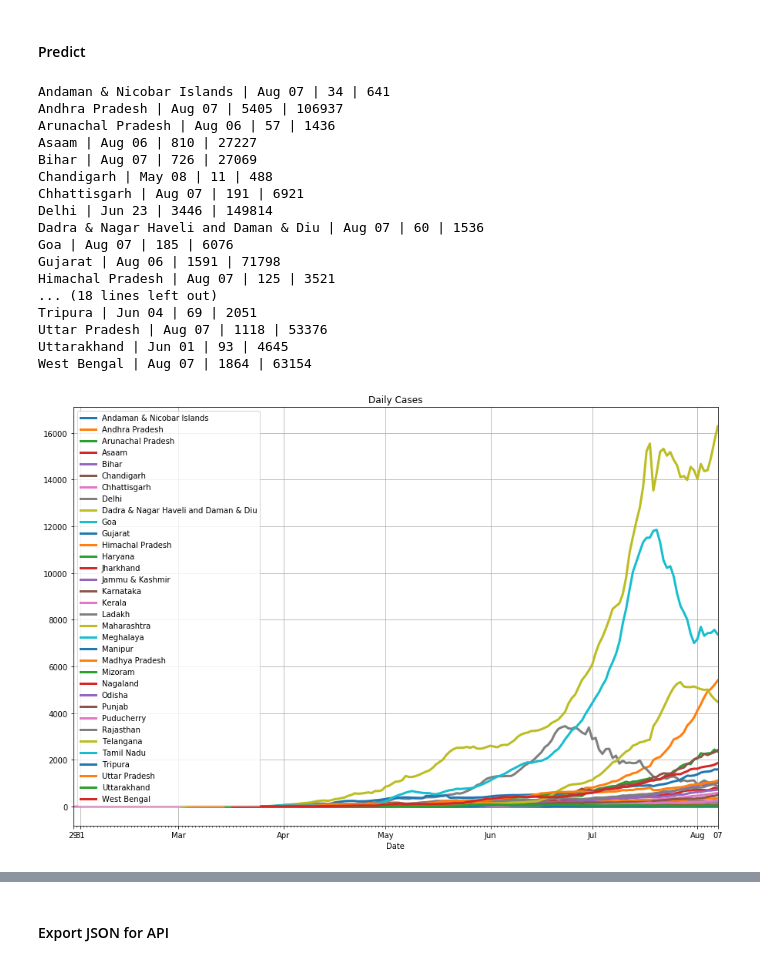
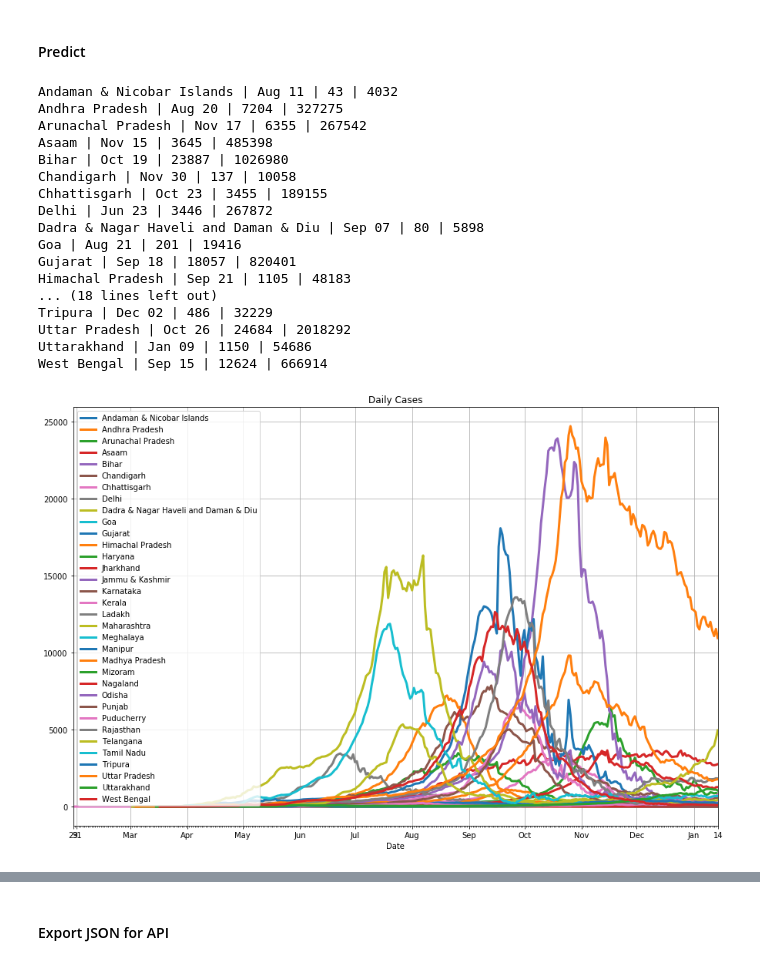
Before and after one commit to VICS-CORE/stats, a Jupyter notebook: 11_YudistirNet.ipynb, the cells around one changed output, grey strips where cells are left out. Cells and saved outputs as stored; diff of their text form; code cells hidden in the pictures.

Commit message:
200d prediction

```diff
--- a/11_YudistirNet.ipynb
+++ b/11_YudistirNet.ipynb
@@ -540,7 +540,7 @@ def expand(df):
     df = df.drop(columns=['date'])
     return df.reindex(idx, method='pad').reset_index().rename(columns={'index':'date'})
 # %%
-n_days = 40 # number of days for prediction
+n_days = 200 # number of days for prediction
 if not n_days%OP_SEQ_LEN == 0:
     raise
 
@@ -635,47 +635,47 @@ last_date = orig_df['Date'].iloc[-1].to_pydatetime()
 start_date = last_date - dt.timedelta(days=agg_days)
 cum_df['Date'] = pd.to_datetime([(start_date + dt.timedelta(days=i)).strftime("%Y-%m-%d") for i in range(len(cum_df))])
 ax = cum_df.plot(
     x='Date',
     y=['states_agg'],
     title='Aggregate daily cases',
     figsize=(15,10),
     grid=True,
     lw=3
 )
 mn_l = DayLocator()
 ax.xaxis.set_minor_locator(mn_l)
 mj_l = AutoDateLocator()
 mj_f = ConciseDateFormatter(mj_l, show_offset=False)
 ax.xaxis.set_major_formatter(mj_f)
 
 # plot peak in agg
 # peakx = 171
 # peak = cum_df.iloc[peakx]
 # peak_desc = peak['Date'].strftime("%d-%b") + "\n" + str(int(peak['states_agg']))
 # _ = ax.annotate(
 #     peak_desc,
 #     xy=(peak['Date'] + dt.timedelta(days=1), peak['states_agg']),
 #     xytext=(peak['Date'] + dt.timedelta(days=45), peak['states_agg'] * .9),
 #     arrowprops={},
 #     bbox={'facecolor':'white'}
 # )
 # _ = ax.axvline(x=peak['Date'], linewidth=1, color='r')
 # %% [output]
-Andaman & Nicobar Islands | Aug 07 | 34 | 641
-Andhra Pradesh | Aug 07 | 5405 | 106937
-Arunachal Pradesh | Aug 06 | 57 | 1436
-Asaam | Aug 06 | 810 | 27227
-Bihar | Aug 07 | 726 | 27069
-Chandigarh | May 08 | 11 | 488
-Chhattisgarh | Aug 07 | 191 | 6921
-Delhi | Jun 23 | 3446 | 149814
-Dadra & Nagar Haveli and Daman & Diu | Aug 07 | 60 | 1536
-Goa | Aug 07 | 185 | 6076
-Gujarat | Aug 06 | 1591 | 71798
-Himachal Pradesh | Aug 07 | 125 | 3521
+Andaman & Nicobar Islands | Aug 11 | 43 | 4032
+Andhra Pradesh | Aug 20 | 7204 | 327275
+Arunachal Pradesh | Nov 17 | 6355 | 267542
+Asaam | Nov 15 | 3645 | 485398
+Bihar | Oct 19 | 23887 | 1026980
+Chandigarh | Nov 30 | 137 | 10058
+Chhattisgarh | Oct 23 | 3455 | 189155
+Delhi | Jun 23 | 3446 | 267872
+Dadra & Nagar Haveli and Daman & Diu | Sep 07 | 80 | 5898
+Goa | Aug 21 | 201 | 19416
+Gujarat | Sep 18 | 18057 | 820401
+Himachal Pradesh | Sep 21 | 1105 | 48183
 ... (18 lines left out)
-Tripura | Jun 04 | 69 | 2051
-Uttar Pradesh | Aug 07 | 1118 | 53376
-Uttarakhand | Jun 01 | 93 | 4645
-West Bengal | Aug 07 | 1864 | 63154
+Tripura | Dec 02 | 486 | 32229
+Uttar Pradesh | Oct 26 | 24684 | 2018292
+Uttarakhand | Jan 09 | 1150 | 54686
+West Bengal | Sep 15 | 12624 | 666914
-[figure, old version]
+[figure, new version]
```
Also changed, not shown: parts of 1 cell of this notebook.
